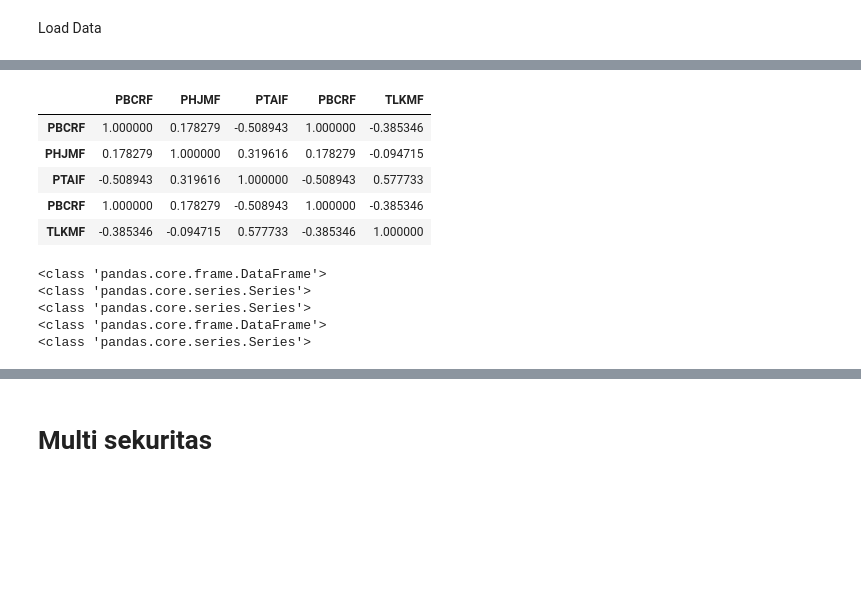
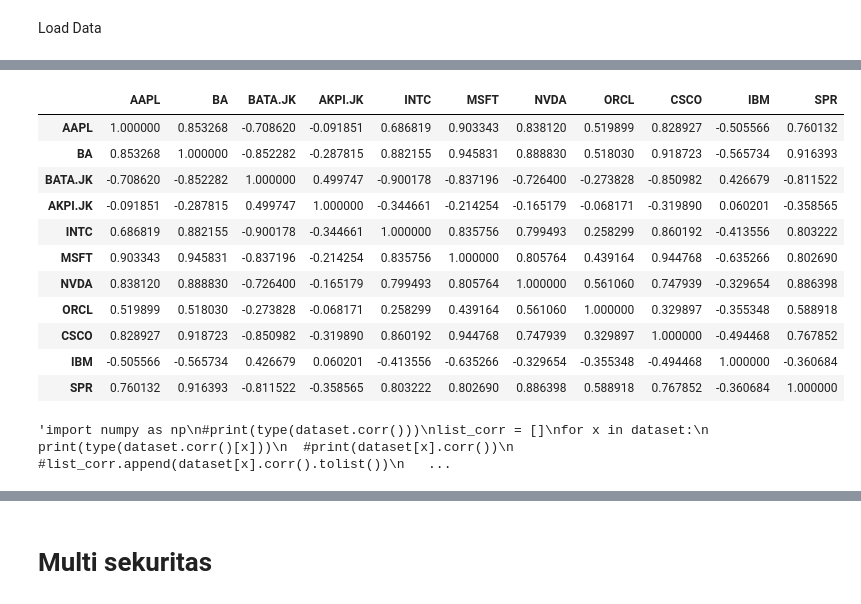
Before and after one commit to relfarizi/Portfolio-Saham, a Jupyter notebook: Portfolio_Saham.ipynb, the cells around one changed output, grey strips where cells are left out. Cells and saved outputs as stored; diff of their text form; code cells hidden in the pictures; blank space fills up the shorter version.

```diff
--- a/Portfolio_Saham.ipynb
+++ b/Portfolio_Saham.ipynb
@@ -41,15 +63,21 @@ dataset
-# %%
-dataset.corr()
-# %% [output]
-|  | PBCRF | PHJMF | PTAIF | PBCRF | TLKMF |
-| PBCRF | 1.000000 | 0.178279 | -0.508943 | 1.000000 | -0.385346 |
-| PHJMF | 0.178279 | 1.000000 | 0.319616 | 0.178279 | -0.094715 |
-| PTAIF | -0.508943 | 0.319616 | 1.000000 | -0.508943 | 0.577733 |
-| PBCRF | 1.000000 | 0.178279 | -0.508943 | 1.000000 | -0.385346 |
-| TLKMF | -0.385346 | -0.094715 | 0.577733 | -0.385346 | 1.000000 |
+# %%
+rho = dataset.corr().values
+dataset.corr()
+# %% [output]
+|  | AAPL | BA | BATA.JK | AKPI.JK | INTC | MSFT | NVDA | ORCL | CSCO | IBM | SPR |
+| AAPL | 1.000000 | 0.853268 | -0.708620 | -0.091851 | 0.686819 | 0.903343 | 0.838120 | 0.519899 | 0.828927 | -0.505566 | 0.760132 |
+| BA | 0.853268 | 1.000000 | -0.852282 | -0.287815 | 0.882155 | 0.945831 | 0.888830 | 0.518030 | 0.918723 | -0.565734 | 0.916393 |
+| BATA.JK | -0.708620 | -0.852282 | 1.000000 | 0.499747 | -0.900178 | -0.837196 | -0.726400 | -0.273828 | -0.850982 | 0.426679 | -0.811522 |
+| AKPI.JK | -0.091851 | -0.287815 | 0.499747 | 1.000000 | -0.344661 | -0.214254 | -0.165179 | -0.068171 | -0.319890 | 0.060201 | -0.358565 |
+| INTC | 0.686819 | 0.882155 | -0.900178 | -0.344661 | 1.000000 | 0.835756 | 0.799493 | 0.258299 | 0.860192 | -0.413556 | 0.803222 |
+| MSFT | 0.903343 | 0.945831 | -0.837196 | -0.214254 | 0.835756 | 1.000000 | 0.805764 | 0.439164 | 0.944768 | -0.635266 | 0.802690 |
+| NVDA | 0.838120 | 0.888830 | -0.726400 | -0.165179 | 0.799493 | 0.805764 | 1.000000 | 0.561060 | 0.747939 | -0.329654 | 0.886398 |
+| ORCL | 0.519899 | 0.518030 | -0.273828 | -0.068171 | 0.258299 | 0.439164 | 0.561060 | 1.000000 | 0.329897 | -0.355348 | 0.588918 |
+| CSCO | 0.828927 | 0.918723 | -0.850982 | -0.319890 | 0.860192 | 0.944768 | 0.747939 | 0.329897 | 1.000000 | -0.494468 | 0.767852 |
+| IBM | -0.505566 | -0.565734 | 0.426679 | 0.060201 | -0.413556 | -0.635266 | -0.329654 | -0.355348 | -0.494468 | 1.000000 | -0.360684 |
+| SPR | 0.760132 | 0.916393 | -0.811522 | -0.358565 | 0.803222 | 0.802690 | 0.886398 | 0.588918 | 0.767852 | -0.360684 | 1.000000 |
 # %%
-import numpy as np
-dataset = dataset.dropna()
+"""import numpy as np
 #print(type(dataset.corr()))
 list_corr = []
 for x in dataset:
@@ -58,13 +86,9 @@ for x in dataset:
   #list_corr.append(dataset[x].corr().tolist())
   #print(dataset.corr()[x].tolist())
 #rho = np.array(list_corr)
-#print(rho)
+#print(rho)"""
 # %% [output]
-<class 'pandas.core.frame.DataFrame'>
-<class 'pandas.core.series.Series'>
-<class 'pandas.core.series.Series'>
-<class 'pandas.core.frame.DataFrame'>
-<class 'pandas.core.series.Series'>
+'import numpy as np\n#print(type(dataset.corr()))\nlist_corr = []\nfor x in dataset:\n  print(type(dataset.corr()[x]))\n  #print(dataset[x].corr())\n  #list_corr.append(dataset[x].corr().tolist())\n   ...
 # %%
 import statistics as st
 var = []
```
Also changed, not shown: parts of 6 cells of this notebook.
